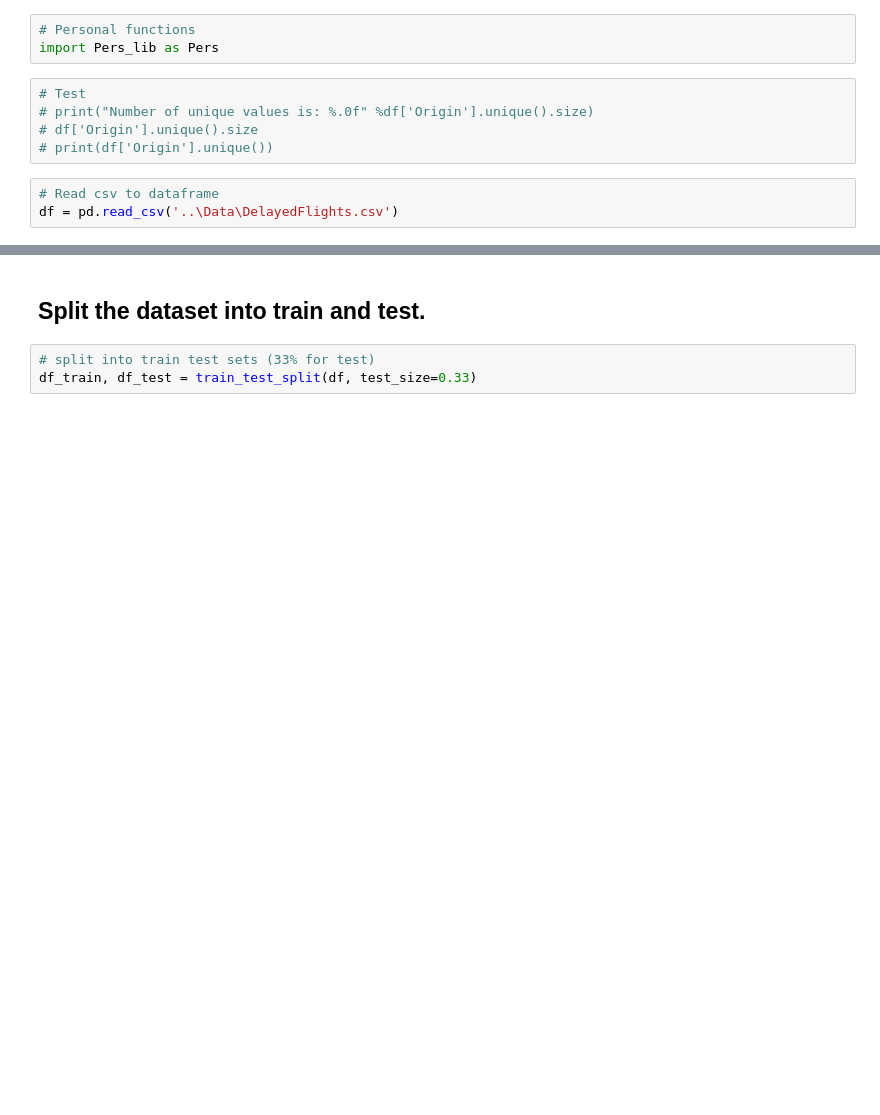
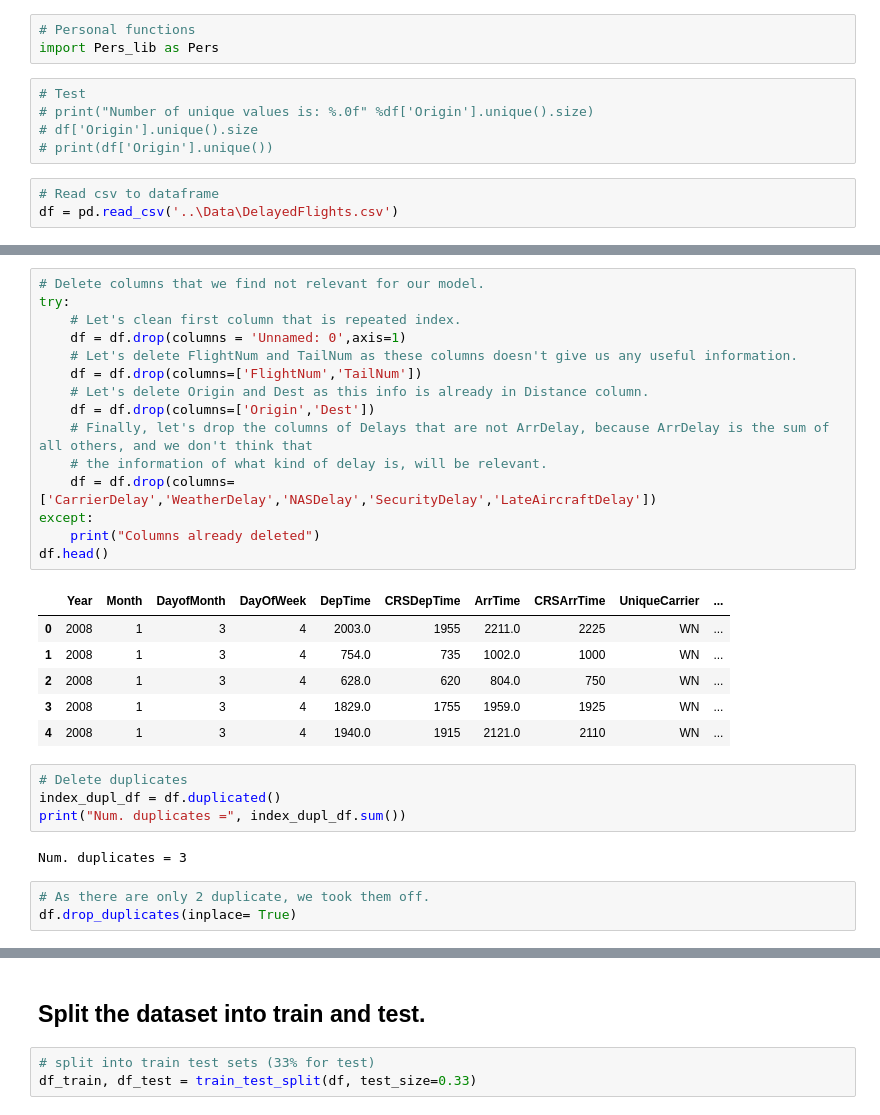
Before and after one commit to Javier-Alfonso-DS/S09_T01_Practice_with_training_and_test_sets, a Jupyter notebook: S09_T01_Practice_with_training_and_test_sets.ipynb, the cells around one changed output, grey strips where cells are left out. Cells and saved outputs as stored; diff of their text form; blank space fills up the shorter version.

```diff
--- a/S09_T01_Practice_with_training_and_test_sets.ipynb
+++ b/S09_T01_Practice_with_training_and_test_sets.ipynb
@@ -42,0 +72,31 @@ df = pd.read_csv('..\Data\DelayedFlights.csv')
+# %%
+# Delete columns that we find not relevant for our model.
+try:
+    # Let's clean first column that is repeated index.
+    df = df.drop(columns = 'Unnamed: 0',axis=1)
+    # Let's delete FlightNum and TailNum as these columns doesn't give us any useful information.
+    df = df.drop(columns=['FlightNum','TailNum'])
+    # Let's delete Origin and Dest as this info is already in Distance column.
+    df = df.drop(columns=['Origin','Dest'])
+    # Finally, let's drop the columns of Delays that are not ArrDelay, because ArrDelay is the sum of all others, and we don't think that
+    # the information of what kind of delay is, will be relevant.
+    df = df.drop(columns=['CarrierDelay','WeatherDelay','NASDelay','SecurityDelay','LateAircraftDelay'])
+except:
+    print("Columns already deleted")
+df.head()
+# %% [output]
+|  | Year | Month | DayofMonth | DayOfWeek | DepTime | CRSDepTime | ArrTime | CRSArrTime | UniqueCarrier | ... |
+| 0 | 2008 | 1 | 3 | 4 | 2003.0 | 1955 | 2211.0 | 2225 | WN | ... |
+| 1 | 2008 | 1 | 3 | 4 | 754.0 | 735 | 1002.0 | 1000 | WN | ... |
+| 2 | 2008 | 1 | 3 | 4 | 628.0 | 620 | 804.0 | 750 | WN | ... |
+| 3 | 2008 | 1 | 3 | 4 | 1829.0 | 1755 | 1959.0 | 1925 | WN | ... |
+| 4 | 2008 | 1 | 3 | 4 | 1940.0 | 1915 | 2121.0 | 2110 | WN | ... |
+# %%
+# Delete duplicates
+index_dupl_df = df.duplicated()
+print("Num. duplicates =", index_dupl_df.sum())
+# %% [output]
+Num. duplicates = 3
+# %%
+# As there are only 2 duplicate, we took them off.
+df.drop_duplicates(inplace= True)
```
Also changed, not shown: parts of 19 cells of this notebook, 1 other file.
